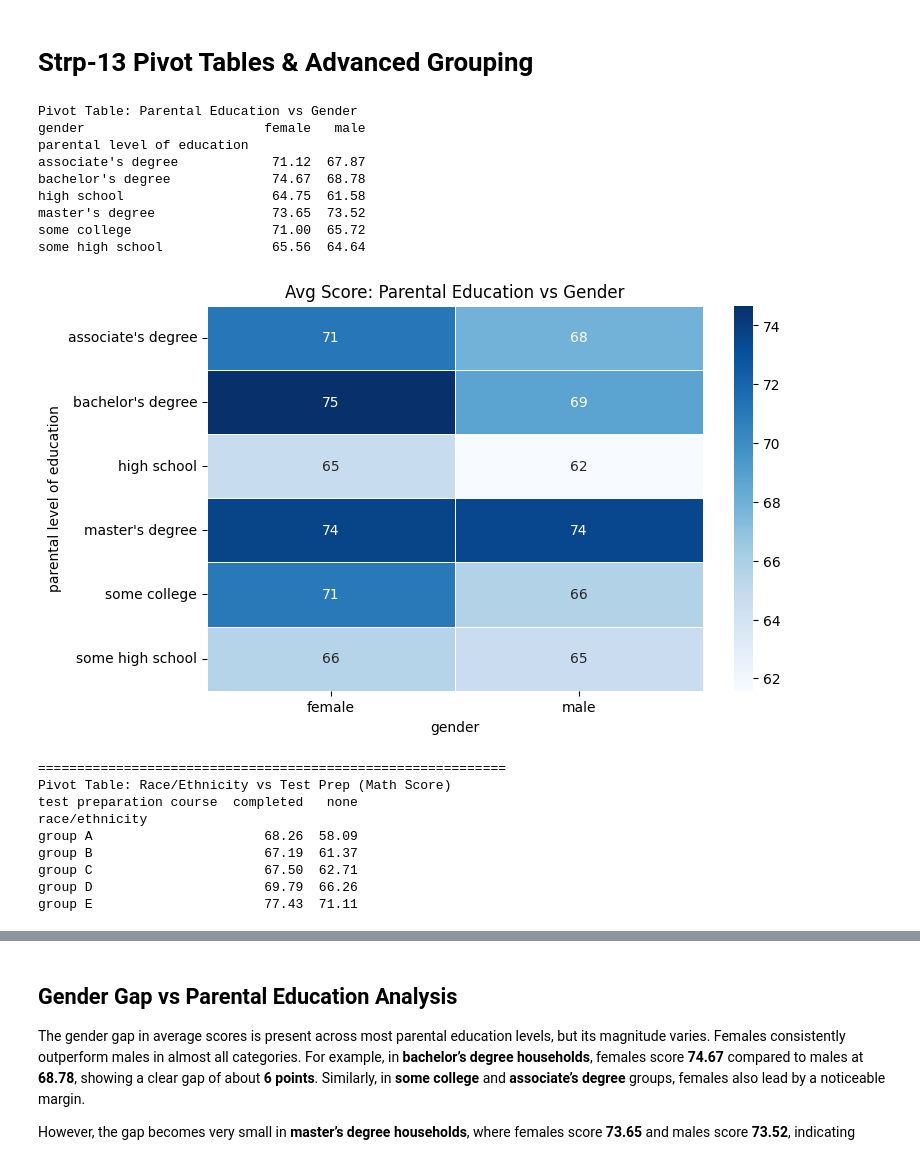
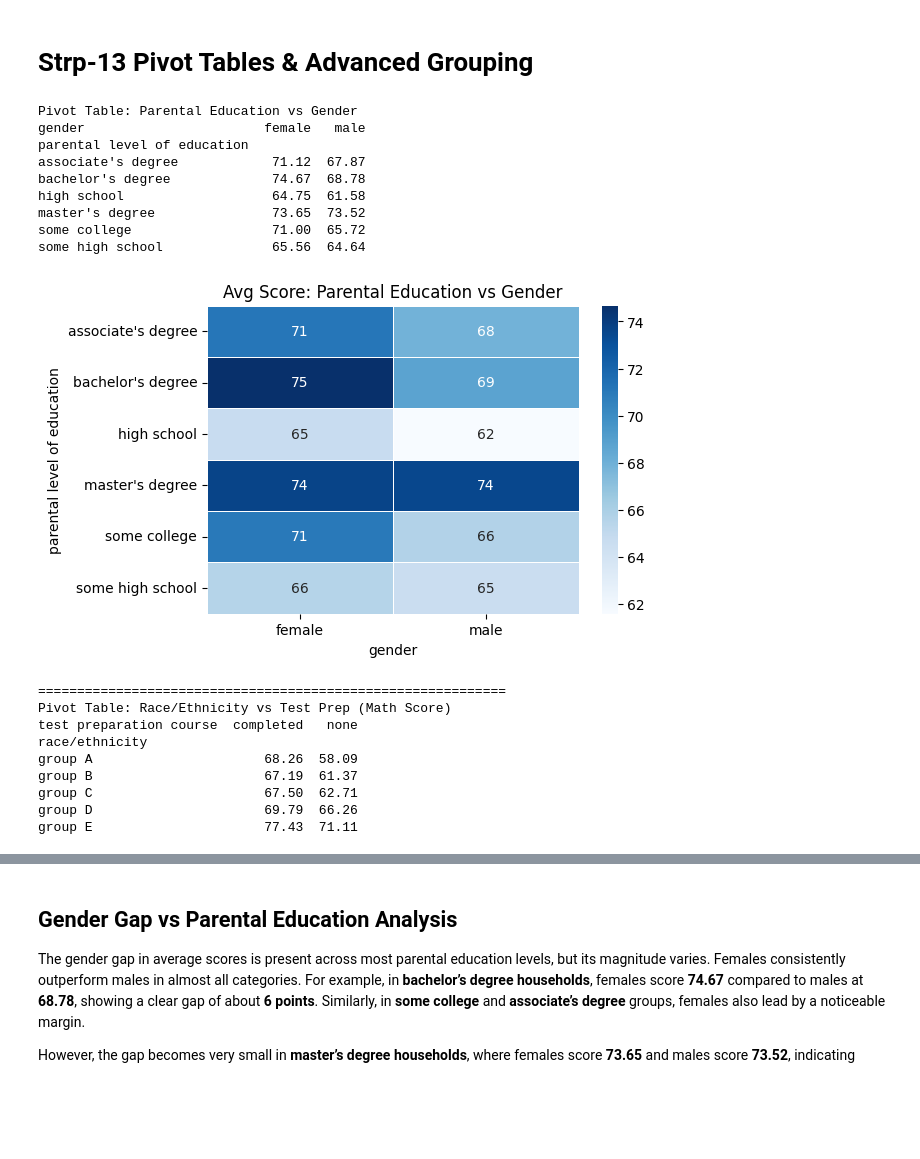
Before and after one commit to isamadafridi/AIML-Internship-Week1-AbdulSamadAfridi, a Jupyter notebook: AIML_Internship_Week1_AbdulSamadAfridi.ipynb, the cells around one changed output, grey strips where cells are left out. Saved outputs shown, nothing was run; the diff lists cells and outputs as text; code cells hidden in the pictures; blank space fills up the shorter version.

```diff
--- a/AIML_Internship_Week1_AbdulSamadAfridi.ipynb
+++ b/AIML_Internship_Week1_AbdulSamadAfridi.ipynb
@@ -773,41 +773,41 @@ pivot1 = pd.pivot_table(
 print("Pivot Table: Parental Education vs Gender")
 print(pivot1)
 
-plt.figure(figsize=(8,5))
+plt.figure(figsize=(6,4))
 sns.heatmap(pivot1, annot=True, cmap='Blues', linewidths=0.5)
 plt.title("Avg Score: Parental Education vs Gender")
 plt.show()
 
 print('='*60)
 
 
 # Pivot 2: Race/Ethnicity vs Test Prep
 pivot2 = pd.pivot_table(
     df,
     values='math score',
     index='race/ethnicity',
     columns='test preparation course',
     aggfunc='mean'
 ).round(2)
 
 print("Pivot Table: Race/Ethnicity vs Test Prep (Math Score)")
 print(pivot2)
 
 plt.figure(figsize=(6,5))
 sns.heatmap(pivot2, annot=True, cmap='Blues', linewidths=0.5)
 plt.title("Math Score: Race/Ethnicity vs Test Prep")
 plt.show()
 # %% [output]
 Pivot Table: Parental Education vs Gender
 gender                       female   male
 parental level of education
 associate's degree            71.12  67.87
 bachelor's degree             74.67  68.78
 high school                   64.75  61.58
 master's degree               73.65  73.52
 some college                  71.00  65.72
 some high school              65.56  64.64
-[figure, old version]
+[figure, new version]
 ============================================================
 Pivot Table: Race/Ethnicity vs Test Prep (Math Score)
 test preparation course  completed   none
```
